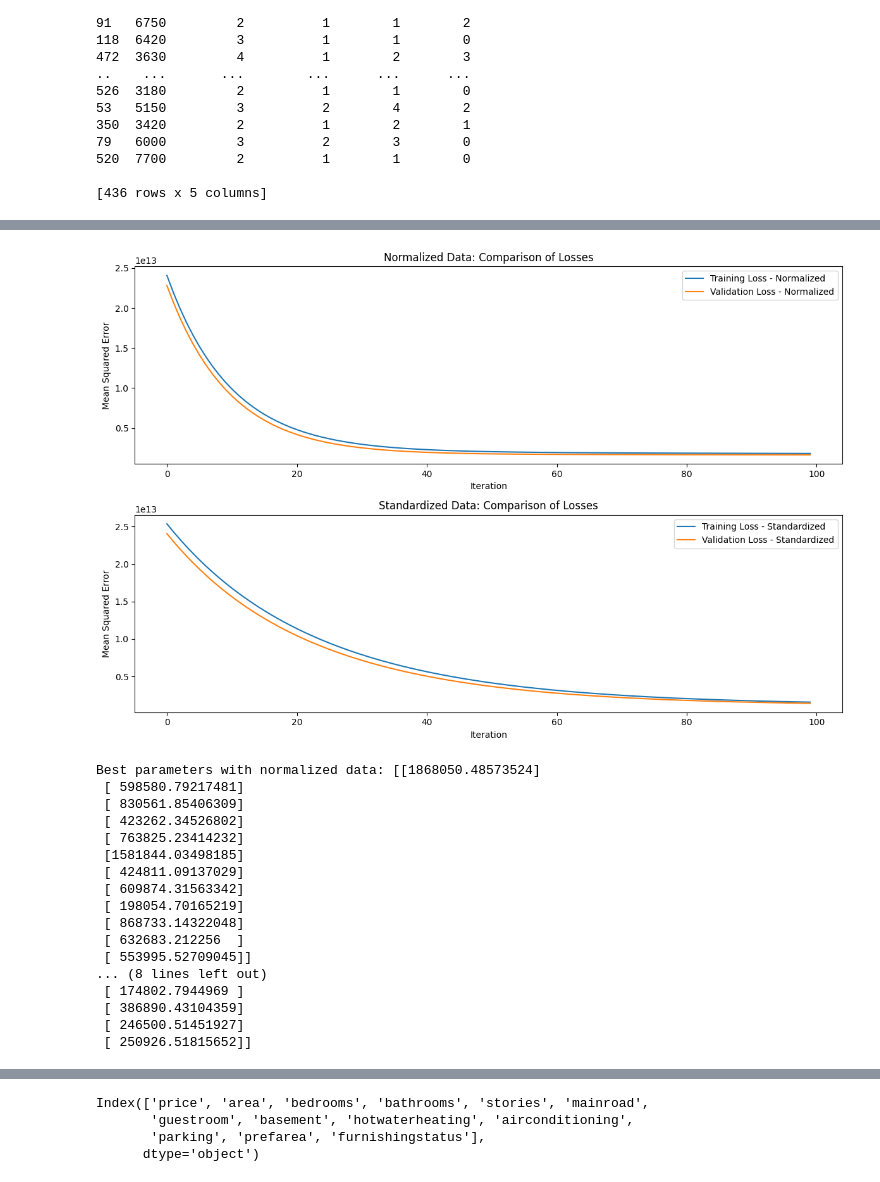
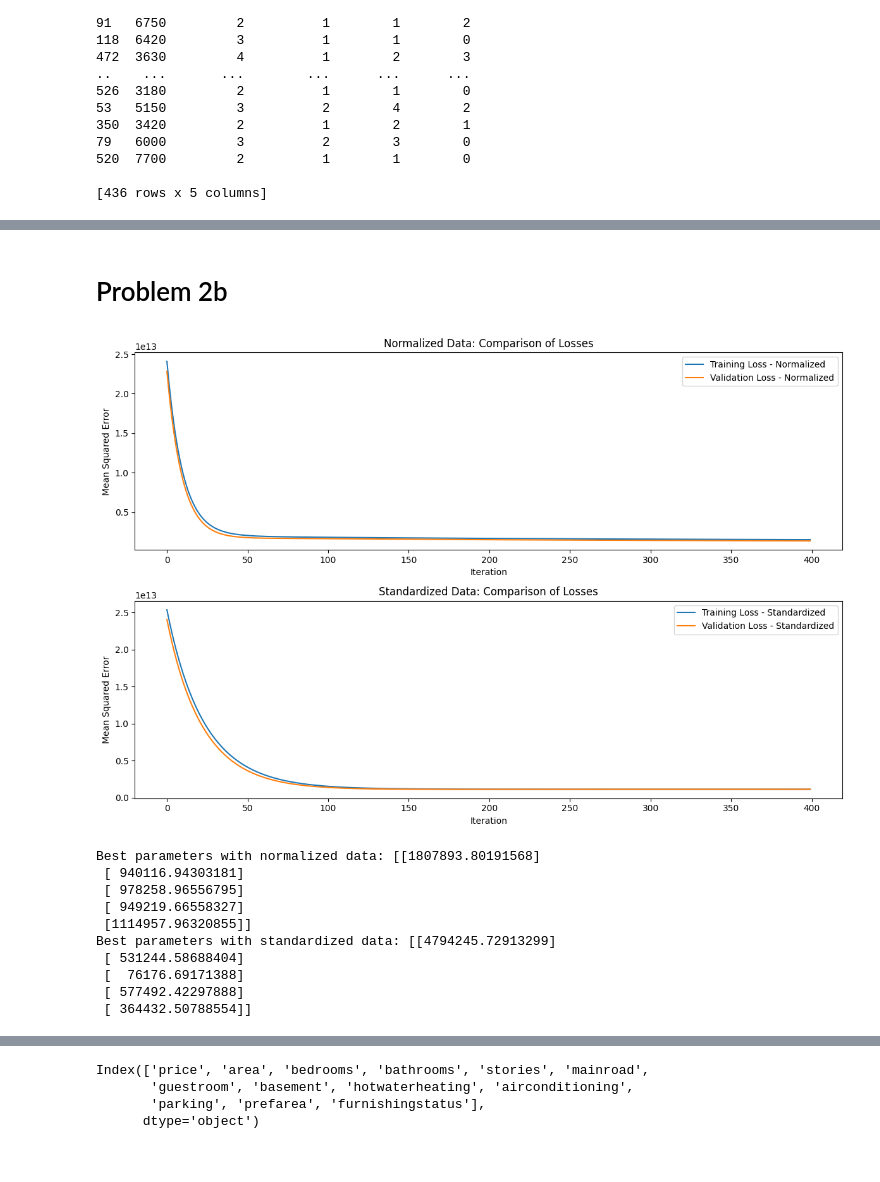
Before and after one commit to Swayyum/Intro-to-ML, a Jupyter notebook: HW2.ipynb, the cells around one changed output, grey strips where cells are left out. Cells and saved outputs as stored; diff of their text form; code cells hidden in the pictures.

```diff
--- a/HW2.ipynb
+++ b/HW2.ipynb
@@ -196,7 +200,7 @@ X_val = df_test[selected_features_b].values
 y_val = df_test['price'].values.reshape(-1, 1)
 
 # 3. Train a simple linear regression model using gradient descent
-learning_rate = 0.1
+learning_rate = 0.01
 n_iterations = 10
 m = len(X_train)
 
@@ -238,6 +264,17 @@ Best parameters: [-1.23277678e+67 -7.44913749e+70 -3.67587417e+67 -1.64034939e+6
 from sklearn.preprocessing import StandardScaler, MinMaxScaler
 import matplotlib.pyplot as plt
 import numpy as np
+
+# 1. Select the data for the specific input features and target output
+selected_features_a = ['area', 'bedrooms', 'bathrooms', 'stories', 'parking']
+X_a = df_train[selected_features_a].values
+y_a = df_train['price'].values.reshape(-1, 1)
+
+# 2. Split the data into training and validation sets
+X_train = X_a
+y_train = y_a
+X_val = df_test[selected_features_a].values
+y_val = df_test['price'].values.reshape(-1, 1)
 
 def run_gradient_descent(X_train, y_train, X_val, y_val, learning_rate, n_iterations):
     m = len(X_train)
@@ -263,7 +300,7 @@ def run_gradient_descent(X_train, y_train, X_val, y_val, learning_rate, n_iterat
 
 # parameters
 learning_rate = 0.01
-n_iterations = 100
+n_iterations = 400
 
 # Standardization
 scaler_standard = StandardScaler()
@@ -275,9 +312,9 @@ scaler_normal = MinMaxScaler()
 X_train_normalized = scaler_normal.fit_transform(X_train)
 X_val_normalized = scaler_normal.transform(X_val)
 
-# Run gradient descent for normalized data
+# gradient descent for normalized data
 train_losses_normalized, val_losses_normalized, theta_normalized = run_gradient_descent(X_train_normalized, y_train, X_val_normalized, y_val, learning_rate, n_iterations)
-# Run gradient descent for standardized data
+# gradient descent for standardized data
 train_losses_standardized, val_losses_standardized, theta_standardized = run_gradient_descent(X_train_standardized, y_train, X_val_standardized, y_val, learning_rate, n_iterations)
 
 # Plotting for Normalized Data
@@ -327,8 +359,23 @@ Best parameters with normalized data: [[1868050.48573524]
+# %% [markdown]
+# Problem 2b
 # %%
 from sklearn.preprocessing import StandardScaler, MinMaxScaler
 import matplotlib.pyplot as plt
 import numpy as np
 
+# 1. Select the data for the specific input features and target output
+selected_features_b = ['area', 'bedrooms', 'bathrooms', 'stories',
+                     'mainroad', 'guestroom', 'basement', 'hotwaterheating',
+                     'airconditioning', 'parking', 'prefarea']
+
+X_b = df_train[selected_features_b].values
+y_b = df_train['price'].values.reshape(-1, 1)
+
+# 2. Split the data into training and validation sets
+X_train = X_b
+y_train = y_b
+X_val = df_test[selected_features_b].values
+y_val = df_test['price'].values.reshape(-1, 1)
 def run_gradient_descent(X_train, y_train, X_val, y_val, learning_rate, n_iterations):
     m = len(X_train)
     theta = np.zeros((X_train.shape[1] + 1, 1))
@@ -353,7 +400,7 @@ def run_gradient_descent(X_train, y_train, X_val, y_val, learning_rate, n_iterat
 
 # parameters
 learning_rate = 0.01
-n_iterations = 100
+n_iterations = 400
 
 # Standardization
 scaler_standard = StandardScaler()
@@ -367,50 +414,43 @@ X_val_normalized = scaler_normal.transform(X_val)
 
 # Run gradient descent for normalized data
 train_losses_normalized, val_losses_normalized, theta_normalized = run_gradient_descent(X_train_normalized, y_train, X_val_normalized, y_val, learning_rate, n_iterations)
 # Run gradient descent for standardized data
 train_losses_standardized, val_losses_standardized, theta_standardized = run_gradient_descent(X_train_standardized, y_train, X_val_standardized, y_val, learning_rate, n_iterations)
 
 # Plotting for Normalized Data
 plt.figure(figsize=(12, 8))
 plt.subplot(2, 1, 1)
 plt.plot(train_losses_normalized, label="Training Loss - Normalized")
 plt.plot(val_losses_normalized, label="Validation Loss - Normalized")
 plt.xlabel("Iteration")
 plt.ylabel("Mean Squared Error")
 plt.legend()
 plt.title("Normalized Data: Comparison of Losses")
 
 # Plotting for Standardized Data
 plt.subplot(2, 1, 2)
 plt.plot(train_losses_standardized, label="Training Loss - Standardized")
 plt.plot(val_losses_standardized, label="Validation Loss - Standardized")
 plt.xlabel("Iteration")
 plt.ylabel("Mean Squared Error")
 plt.legend()
 plt.title("Standardized Data: Comparison of Losses")
 
 plt.tight_layout()
 plt.show()
 
 # Print the best parameters
-print("Best parameters with normalized data:", theta_normalized)
-print("Best parameters with standardized data:", theta_standardized)
+print("Best parameters with normalized data:", theta_normalized[:5])
+print("Best parameters with standardized data:", theta_standardized[:5])
 # %% [output]
-[figure, old version]
+[figure, new version]
-Best parameters with normalized data: [[1868050.48573524]
- [ 598580.79217481]
- [ 830561.85406309]
- [ 423262.34526802]
- [ 763825.23414232]
- [1581844.03498185]
- [ 424811.09137029]
- [ 609874.31563342]
- [ 198054.70165219]
- [ 868733.14322048]
- [ 632683.212256  ]
- [ 553995.52709045]]
-... (8 lines left out)
- [ 174802.7944969 ]
- [ 386890.43104359]
- [ 246500.51451927]
- [ 250926.51815652]]
+Best parameters with normalized data: [[1807893.80191568]
+ [ 940116.94303181]
+ [ 978258.96556795]
+ [ 949219.66558327]
+ [1114957.96320855]]
+Best parameters with standardized data: [[4794245.72913299]
+ [ 531244.58688404]
+ [  76176.69171388]
+ [ 577492.42297888]
+ [ 364432.50788554]]
```
Also changed, not shown: parts of 16 cells of this notebook.
